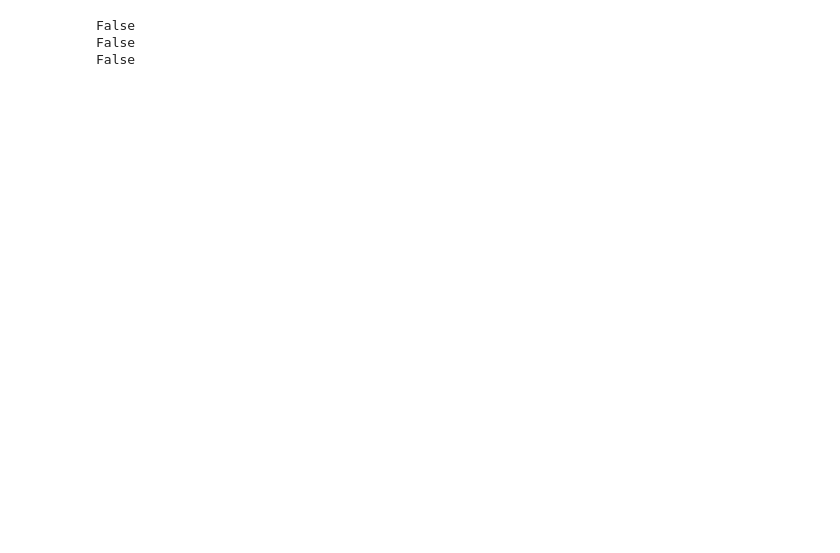
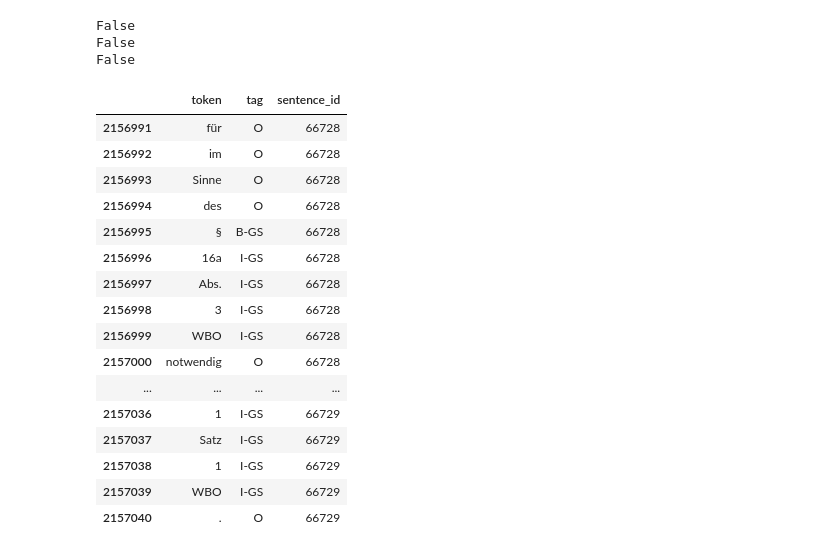
Before and after one commit to stefankrueger/flairPlayground, a Jupyter notebook: notebooks/sentenceid.ipynb, the cells around one changed output. Drawn from its saved outputs; the diff is of its cells as text; code cells hidden in the pictures; blank space fills up the shorter version.

```diff
--- a/notebooks/sentenceid.ipynb
+++ b/notebooks/sentenceid.ipynb
@@ -131,3 +117,23 @@ print (check_nan_sentence_id)
 False
 False
 False
+# %%
+df2.tail(50)
+# %% [output]
+|  | token | tag | sentence_id |
+| 2156991 | für | O | 66728 |
+| 2156992 | im | O | 66728 |
+| 2156993 | Sinne | O | 66728 |
+| 2156994 | des | O | 66728 |
+| 2156995 | § | B-GS | 66728 |
+| 2156996 | 16a | I-GS | 66728 |
+| 2156997 | Abs. | I-GS | 66728 |
+| 2156998 | 3 | I-GS | 66728 |
+| 2156999 | WBO | I-GS | 66728 |
+| 2157000 | notwendig | O | 66728 |
+| ... | ... | ... | ... |
+| 2157036 | 1 | I-GS | 66729 |
+| 2157037 | Satz | I-GS | 66729 |
+| 2157038 | 1 | I-GS | 66729 |
+| 2157039 | WBO | I-GS | 66729 |
+| 2157040 | . | O | 66729 |
```
Also changed, not shown: parts of 11 cells of this notebook.
